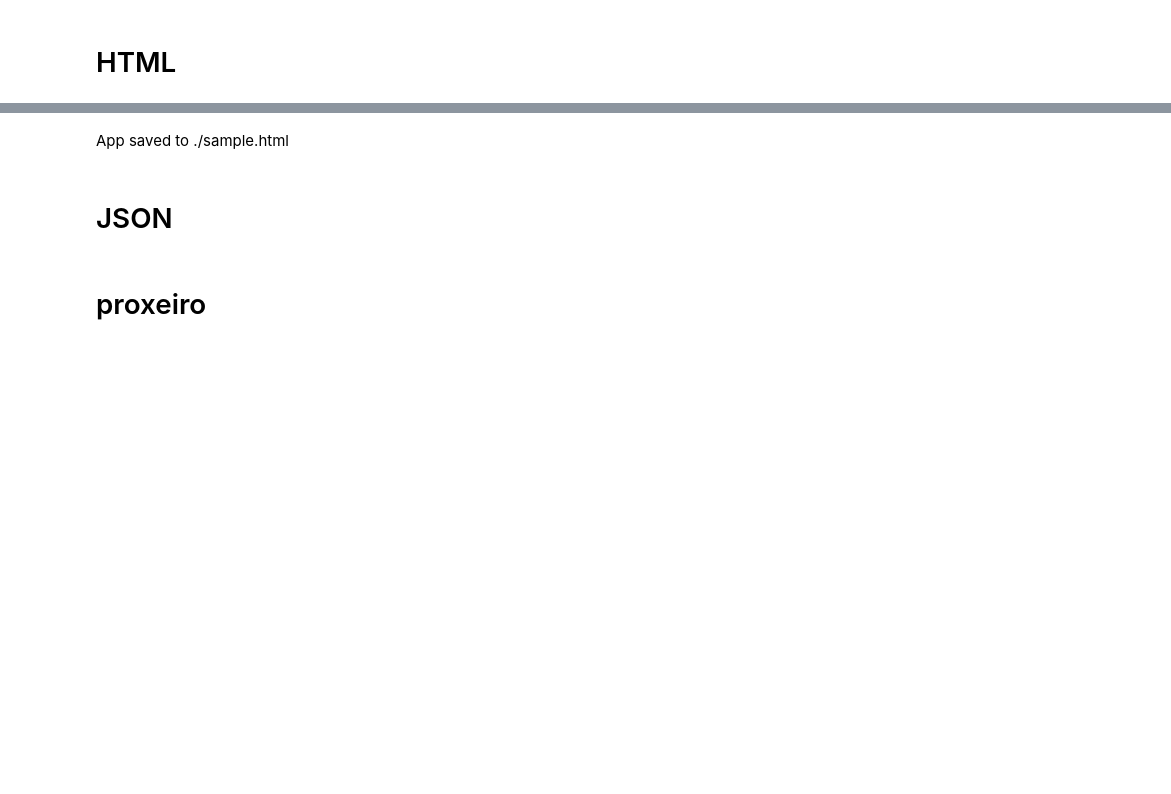
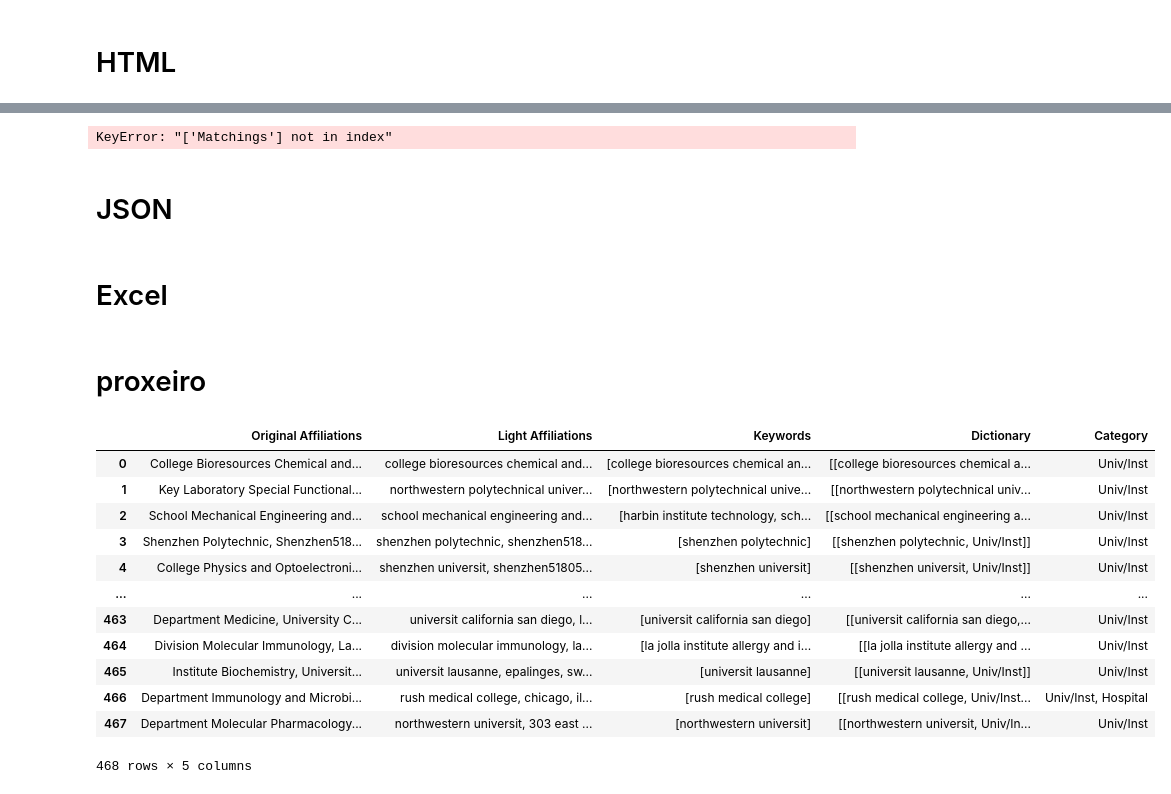
Before and after one commit to mkallipo/affiliation-matching, a Jupyter notebook: matching.ipynb, the cells around one changed output, grey strips where cells are left out. Saved outputs shown, nothing was run; the diff lists cells and outputs as text; code cells hidden in the pictures; blank space fills up the shorter version.

```diff
--- a/matching.ipynb
+++ b/matching.ipynb
@@ -441,5 +486,5 @@ for i in range(len(affilDF1)):
 # %%
 affiliationsSimple = [
-    list(set([inner_list[0] for outer_list in affilDF1['Dictionary'].iloc[i] for inner_list in outer_list]))
-    for i in range(len(affilDF1))
+    list(set([x[0] for x in affDF['Dictionary'].iloc[i]]))
+    for i in range(len(affDF))
 ]
@@ -447,0 +491,2 @@ affilDF1.loc[:,'affilSimple'] = affiliationsSimple
+# %%
+affDF['Keywords'] = affiliationsSimple
@@ -493,12 +587,16 @@ affiliationsSimpleN = []
 for i in range(len(affiliationsSimple)):
     inner = []
     for str in affiliationsSimple[i]:
-        if 'university' in str.split():
+        if 'universit' in str:
             for x in strRadiusU(str):
                 inner.append(x)
-        elif 'hospital' in str.split():
+        elif 'hospital' in str or 'hôpital' in str:
             for x in strRadiusH(str):
                 inner.append(x)
+        elif 'clinic' in str or 'klinik' in str:
+            for x in strRadiusH(str):
+                inner.append(x)
+
         else:
             inner.append(str)
 
@@ -986,16 +1434,17 @@ finaldf_output = finaldf_output.rename(columns={'DOI': 'doi'}).copy()
 # %%
+
 app = dp.App(#dp.Page(title="Matchings [explained]", blocks= [dp.Text('DOIs with aff. in Univ/Inst, Laboratories'), dp.DataTable(finalDF.drop(columns =['Candidates old']))]
              #),
              dp.Page(title="Matchings [final]",
-                     blocks= [dp.Text('DOIs with aff. in Univ/Inst, Laboratories'), dp.Table(finalDF)]
+                     blocks= [dp.Text('DOIs with aff. in Univ/Inst, Laboratories'), dp.Table(DF[['Unique affiliations', 'Matchings']])]
              )
              )
 
 
 
 
-app.save(path="sample.html", open=True)
+app.save(path="sampleNA.html", open=True)
 # %% [output]
-App saved to ./sample.html
+KeyError: "['Matchings'] not in index"
 # %% [markdown]
 # JSON
@@ -1008,2 +1451,20 @@ with open('match0.json', 'w') as f:
+# %% [markdown]
+# Excel
 # %% [markdown]
 # proxeiro
+# %%
+affDF
+# %% [output]
+|  | Original Affiliations | Light Affiliations | Keywords | Dictionary | Category |
+| 0 | College Bioresources Chemical and... | college bioresources chemical and... | [college bioresources chemical an... | [[college bioresources chemical a... | Univ/Inst |
+| 1 | Key Laboratory Special Functional... | northwestern polytechnical univer... | [northwestern polytechnical unive... | [[northwestern polytechnical univ... | Univ/Inst |
+| 2 | School Mechanical Engineering and... | school mechanical engineering and... | [harbin institute technology, sch... | [[school mechanical engineering a... | Univ/Inst |
+| 3 | Shenzhen Polytechnic, Shenzhen518... | shenzhen polytechnic, shenzhen518... | [shenzhen polytechnic] | [[shenzhen polytechnic, Univ/Inst]] | Univ/Inst |
+| 4 | College Physics and Optoelectroni... | shenzhen universit, shenzhen51805... | [shenzhen universit] | [[shenzhen universit, Univ/Inst]] | Univ/Inst |
+| ... | ... | ... | ... | ... | ... |
+| 463 | Department Medicine, University C... | universit california san diego, l... | [universit california san diego] | [[universit california san diego,... | Univ/Inst |
+| 464 | Division Molecular Immunology, La... | division molecular immunology, la... | [la jolla institute allergy and i... | [[la jolla institute allergy and ... | Univ/Inst |
+| 465 | Institute Biochemistry, Universit... | universit lausanne, epalinges, sw... | [universit lausanne] | [[universit lausanne, Univ/Inst]] | Univ/Inst |
+| 466 | Department Immunology and Microbi... | rush medical college, chicago, il... | [rush medical college] | [[rush medical college, Univ/Inst... | Univ/Inst, Hospital |
+| 467 | Department Molecular Pharmacology... | northwestern universit, 303 east ... | [northwestern universit] | [[northwestern universit, Univ/In... | Univ/Inst |
+468 rows × 5 columns
```
Also changed, not shown: parts of 169 cells of this notebook.
